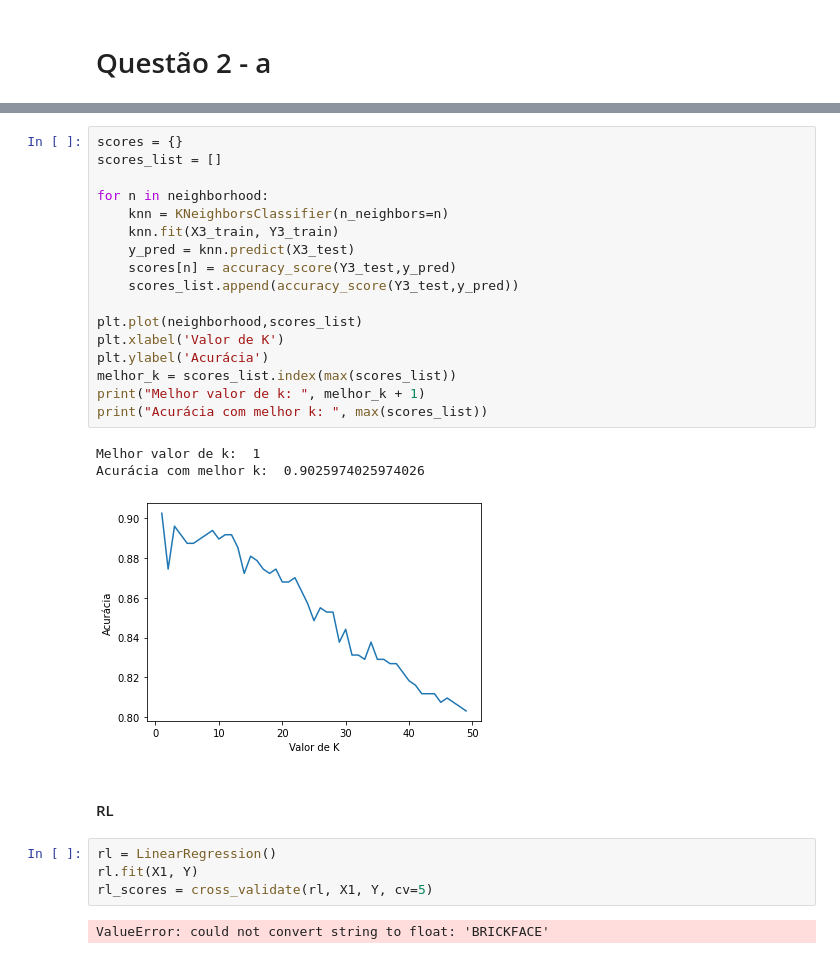
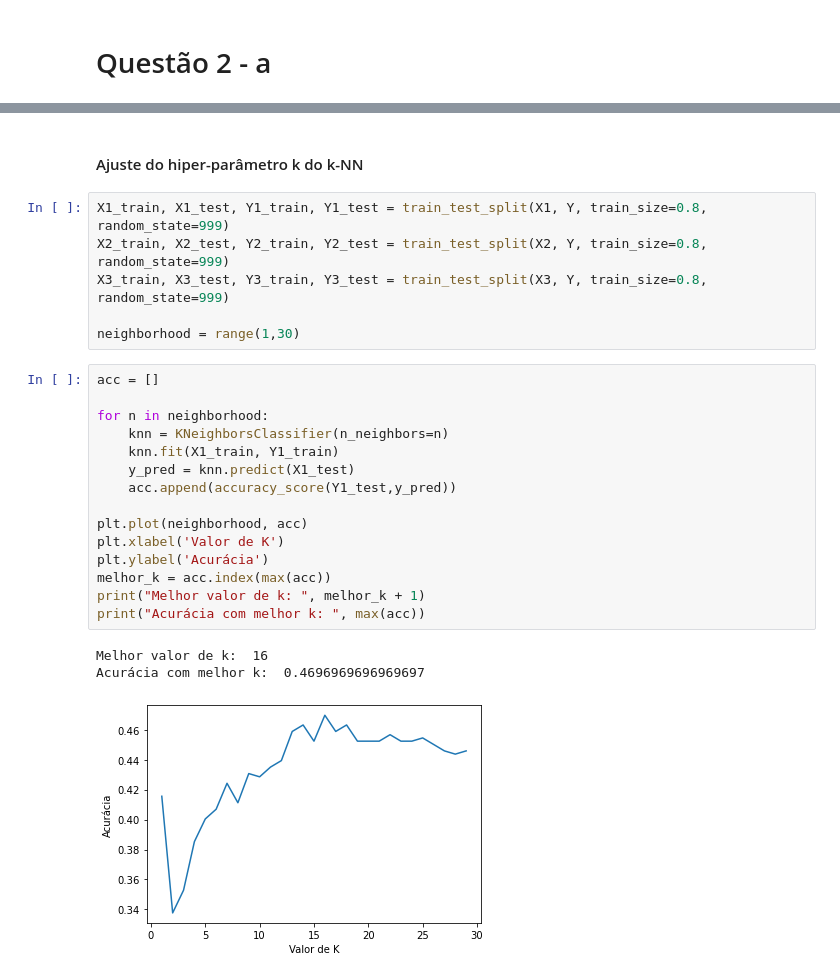
Before and after one commit to maurofalc/projeto_final_am, a Jupyter notebook: q2a.ipynb, the cells around one changed output, grey strips where cells are left out. Cells and saved outputs as stored; diff of their text form.

```diff
--- a/q2a.ipynb
+++ b/q2a.ipynb
@@ -119,29 +47,27 @@ Acurácia com melhor k:  0.9090909090909091
-# %%
-scores = {}
-scores_list = []
-
-for n in neighborhood:
-    knn = KNeighborsClassifier(n_neighbors=n)
-    knn.fit(X3_train, Y3_train)
-    y_pred = knn.predict(X3_test)
-    scores[n] = accuracy_score(Y3_test,y_pred)
-    scores_list.append(accuracy_score(Y3_test,y_pred))
-
-plt.plot(neighborhood,scores_list)
-plt.xlabel('Valor de K')
-plt.ylabel('Acurácia')
-melhor_k = scores_list.index(max(scores_list))
-print("Melhor valor de k: ", melhor_k + 1)
-print("Acurácia com melhor k: ", max(scores_list))
-# %% [output]
-Melhor valor de k:  1
-Acurácia com melhor k:  0.9025974025974026
-[figure, removed]
-# %% [markdown]
-#### RL
-# %%
-rl = LinearRegression()
-rl.fit(X1, Y)
-rl_scores = cross_validate(rl, X1, Y, cv=5)
-# %% [output]
-ValueError: could not convert string to float: 'BRICKFACE'
+# %% [markdown]
+#### Ajuste do hiper-parâmetro k do k-NN
+# %%
+X1_train, X1_test, Y1_train, Y1_test = train_test_split(X1, Y, train_size=0.8, random_state=999)
+X2_train, X2_test, Y2_train, Y2_test = train_test_split(X2, Y, train_size=0.8, random_state=999)
+X3_train, X3_test, Y3_train, Y3_test = train_test_split(X3, Y, train_size=0.8, random_state=999)
+
+neighborhood = range(1,30)
+# %%
+acc = []
+
+for n in neighborhood:
+    knn = KNeighborsClassifier(n_neighbors=n)
+    knn.fit(X1_train, Y1_train)
+    y_pred = knn.predict(X1_test)
+    acc.append(accuracy_score(Y1_test,y_pred))
+
+plt.plot(neighborhood, acc)
+plt.xlabel('Valor de K')
+plt.ylabel('Acurácia')
+melhor_k = acc.index(max(acc))
+print("Melhor valor de k: ", melhor_k + 1)
+print("Acurácia com melhor k: ", max(acc))
+# %% [output]
+Melhor valor de k:  16
+Acurácia com melhor k:  0.4696969696969697
+[figure, added]
```
Also changed, not shown: parts of 71 cells of this notebook, 2 other files.
